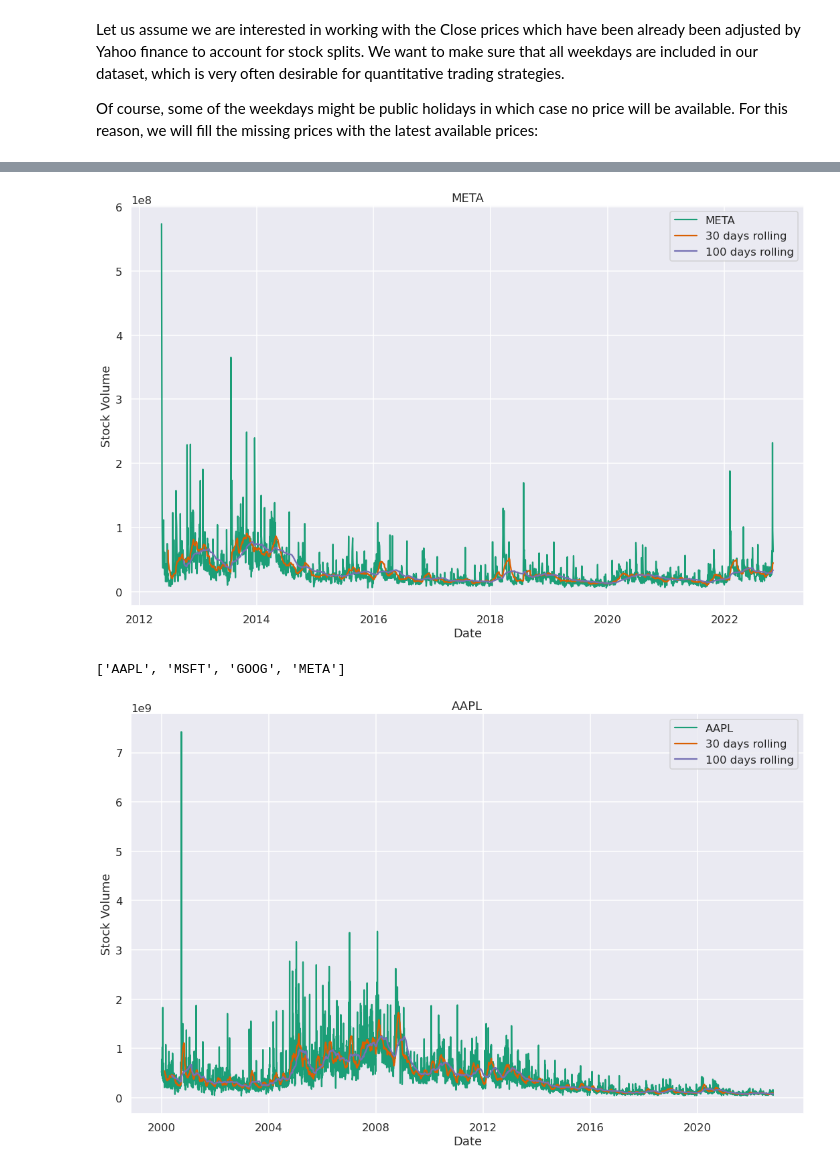
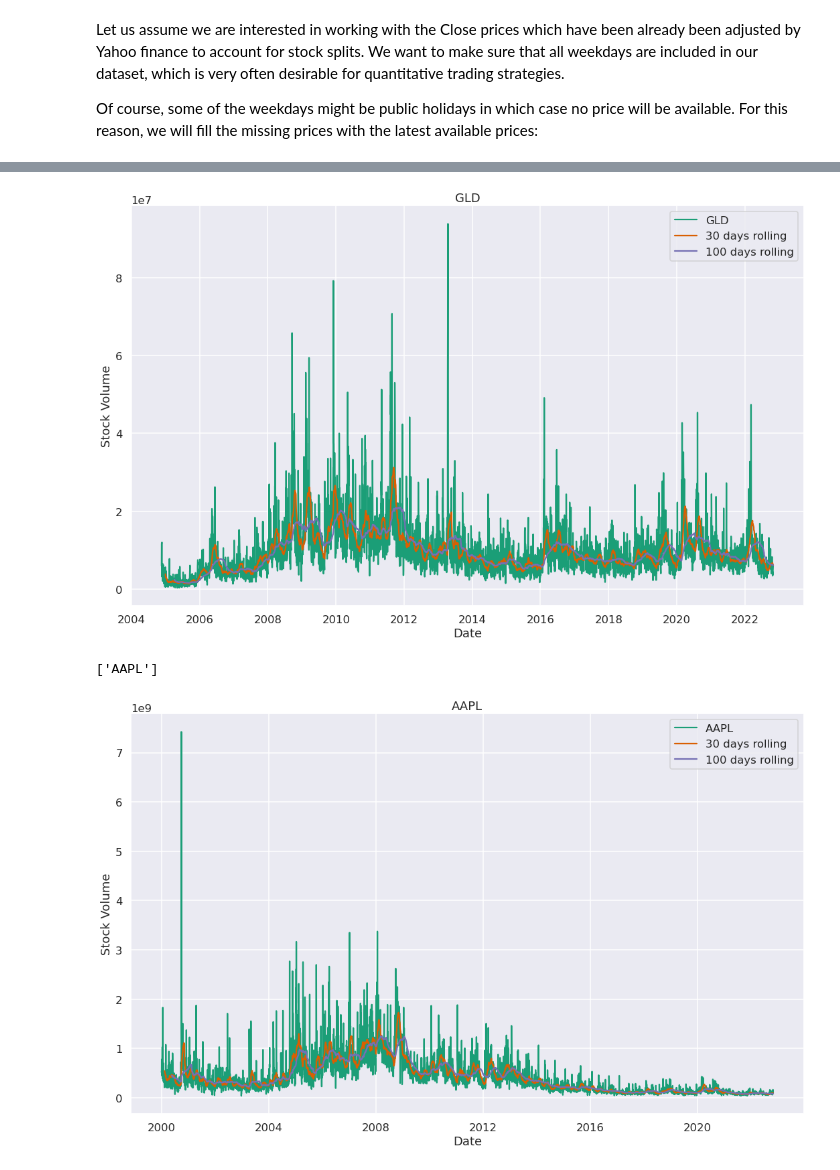
Before and after one commit to Jesus-Almansa/Final_Project_DA, a Jupyter notebook: project.ipynb, the cells around one changed output, grey strips where cells are left out. Drawn from its saved outputs; the diff is of its cells as text; code cells hidden in the pictures.

```diff
--- a/project.ipynb
+++ b/project.ipynb
@@ -12,7 +12,8 @@ sns.set(style='darkgrid', context='talk', palette='Dark2')
 Having imported the appropriate tools, getting market data from a free online source, such as Yahoo Finance, is super easy. Since pandas has a simple remote data access for the Yahoo Finance API data, this is as simple as:
 # %%
 # Define the instruments to download. We would like to see Apple, Microsoft and the S&P500 index.
-tickers = ['AAPL', 'MSFT', 'GOOG', 'META']
+# tickers = ['AAPL', 'MSFT', 'GOOG', 'META']
+tickers = ['AAPL']
 
 # We would like all available data from 01/01/2000 until 12/31/2016.
 start_date = '2000-01-01'
@@ -20,4 +21,3 @@ end_date = '2022-10-31'
 
 # User pandas_reader.data.DataReader to load the desired data.
 df = data.DataReader(tickers, 'yahoo', start_date, end_date)
-df
@@ -150,6 +163,12 @@ close_print(['META'])
 # %%
 def volume_print(stock_symbol):
+
     df = data.DataReader(stock_symbol, 'yahoo', start_date, end_date)
+    volume = df['Volume']
+    all_weekdays = pd.date_range(start=start_date, end=end_date, freq='B')  # B stands for business day frequency
+    volume = volume.reindex(all_weekdays)
+    volume = volume.fillna(method='ffill')
+
 
     for i in stock_symbol:
         # Get the ticker timeseries. This now returns a Pandas Series object indexed by date.
@@ -174,14 +193,16 @@ def volume_print(stock_symbol):
         ax.set_xlabel('Date')
         ax.set_ylabel('Stock Volume')
         ax.legend()
+
+    volume.to_csv("CSV/volume.csv", index=True)
 # %%
-volume_print(['META'])
+volume_print(['GLD'])
 # %% [output]
-[figure, old version]
+[figure, new version]
 # %%
 tickers
 # %% [output]
-['AAPL', 'MSFT', 'GOOG', 'META']
+['AAPL']
 # %%
 volume_print(['AAPL'])
 # %% [output]
```
Also changed, not shown: parts of 23 cells of this notebook.
